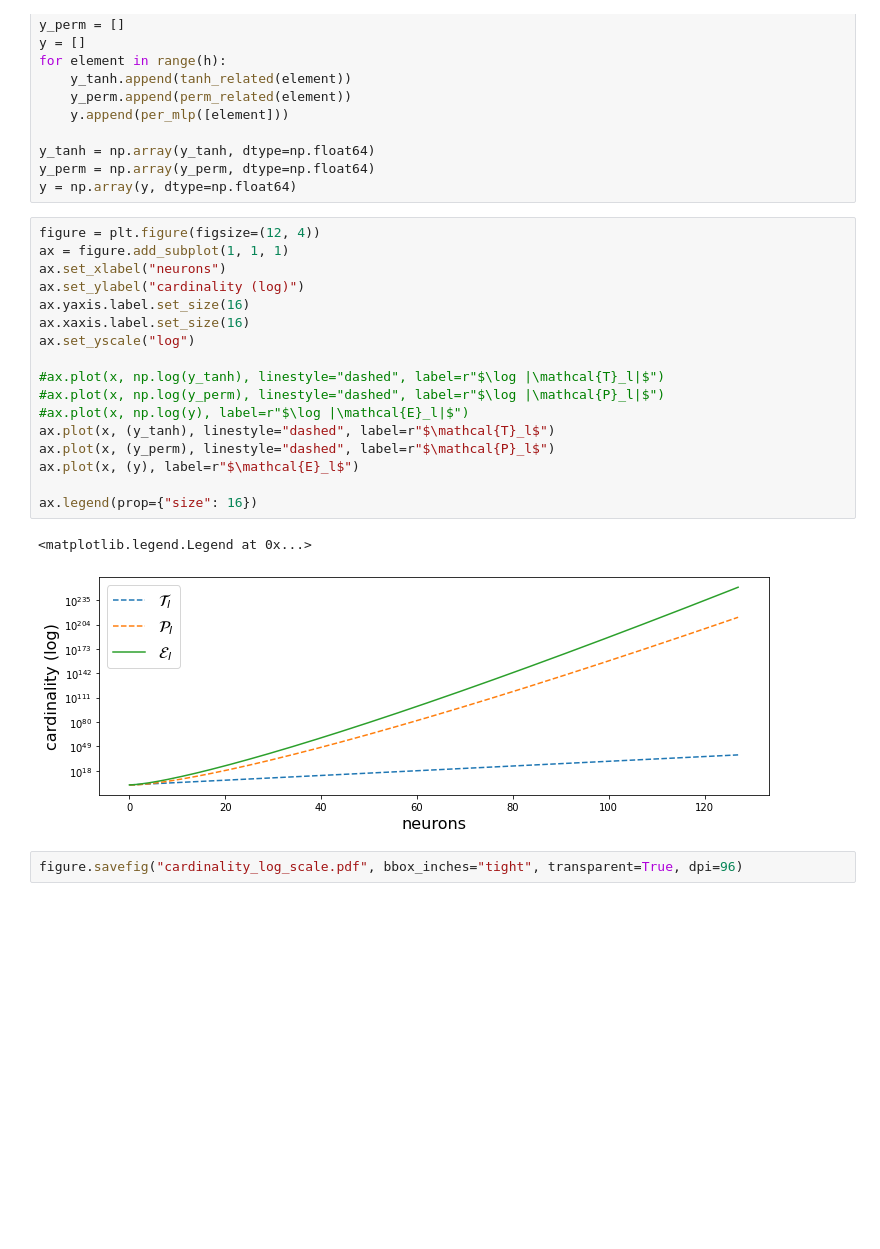
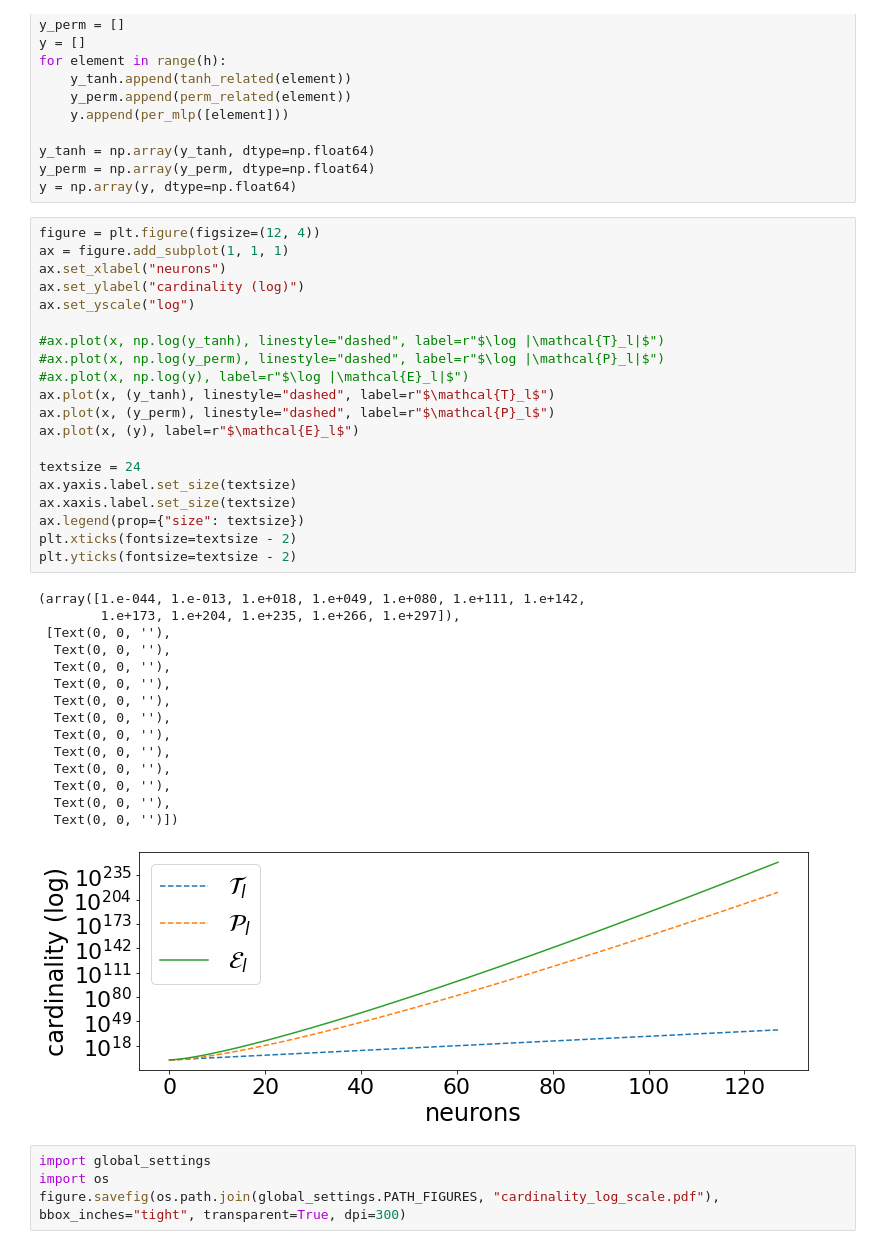
Before and after one commit to jgwiese/mcmc_bnn_symmetry, a Jupyter notebook: notebooks/99_other/equioutput_cardinality.ipynb, the cells around one changed output. Saved outputs shown, nothing was run; the diff lists cells and outputs as text; blank space fills up the shorter version.

```diff
--- a/notebooks/99_other/equioutput_cardinality.ipynb
+++ b/notebooks/99_other/equioutput_cardinality.ipynb
@@ -40,22 +40,40 @@ y = np.array(y, dtype=np.float64)
 # %%
 figure = plt.figure(figsize=(12, 4))
 ax = figure.add_subplot(1, 1, 1)
 ax.set_xlabel("neurons")
 ax.set_ylabel("cardinality (log)")
-ax.yaxis.label.set_size(16)
-ax.xaxis.label.set_size(16)
 ax.set_yscale("log")
 
 #ax.plot(x, np.log(y_tanh), linestyle="dashed", label=r"$\log |\mathcal{T}_l|$")
 #ax.plot(x, np.log(y_perm), linestyle="dashed", label=r"$\log |\mathcal{P}_l|$")
 #ax.plot(x, np.log(y), label=r"$\log |\mathcal{E}_l|$")
 ax.plot(x, (y_tanh), linestyle="dashed", label=r"$\mathcal{T}_l$")
 ax.plot(x, (y_perm), linestyle="dashed", label=r"$\mathcal{P}_l$")
 ax.plot(x, (y), label=r"$\mathcal{E}_l$")
 
-ax.legend(prop={"size": 16})
+textsize = 24
+ax.yaxis.label.set_size(textsize)
+ax.xaxis.label.set_size(textsize)
+ax.legend(prop={"size": textsize})
+plt.xticks(fontsize=textsize - 2)
+plt.yticks(fontsize=textsize - 2)
 # %% [output]
-<matplotlib.legend.Legend at 0x...>
+(array([1.e-044, 1.e-013, 1.e+018, 1.e+049, 1.e+080, 1.e+111, 1.e+142,
+        1.e+173, 1.e+204, 1.e+235, 1.e+266, 1.e+297]),
+ [Text(0, 0, ''),
+  Text(0, 0, ''),
+  Text(0, 0, ''),
+  Text(0, 0, ''),
+  Text(0, 0, ''),
+  Text(0, 0, ''),
+  Text(0, 0, ''),
+  Text(0, 0, ''),
+  Text(0, 0, ''),
+  Text(0, 0, ''),
+  Text(0, 0, ''),
+  Text(0, 0, '')])
-[figure, old version]
+[figure, new version]
 # %%
-figure.savefig("cardinality_log_scale.pdf", bbox_inches="tight", transparent=True, dpi=96)
+import global_settings
+import os
+figure.savefig(os.path.join(global_settings.PATH_FIGURES, "cardinality_log_scale.pdf"), bbox_inches="tight", transparent=True, dpi=300)
```
Also changed, not shown: 32 other files.
